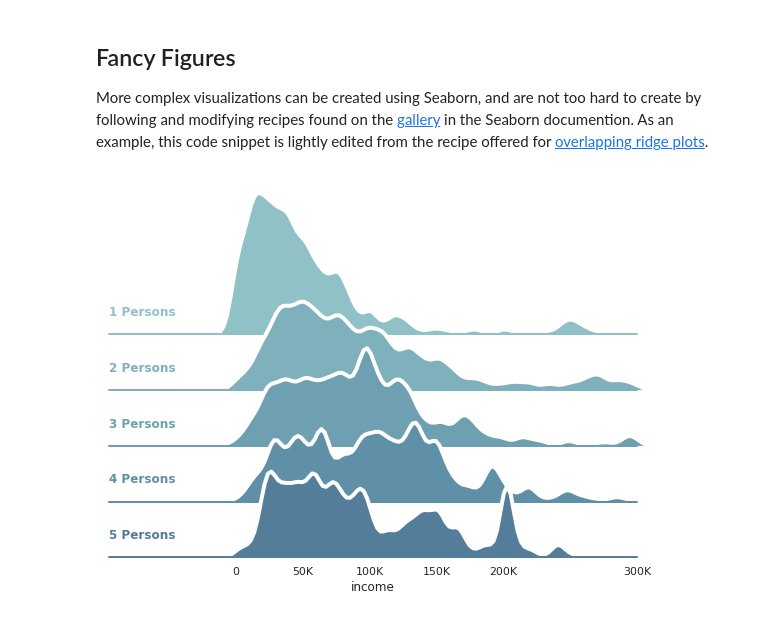
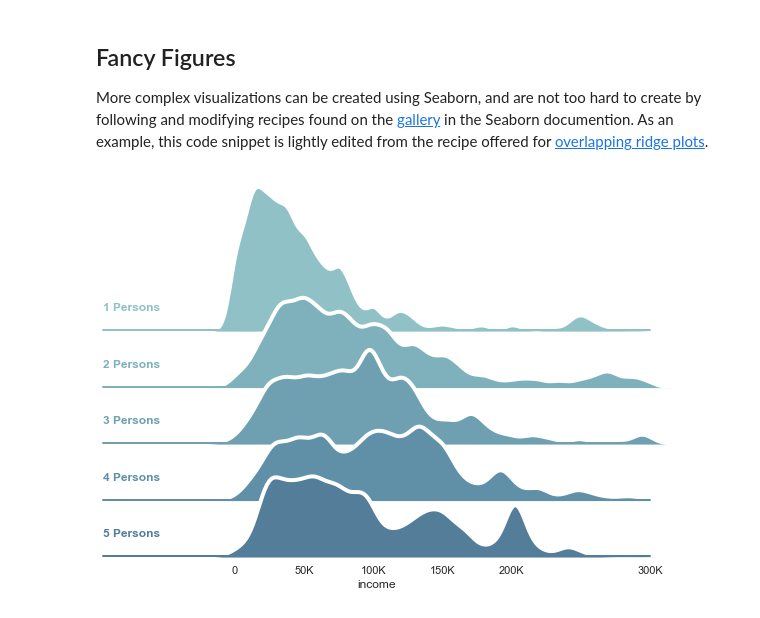
Before and after one commit to jpn--/python-for-transportation-modeling, a Jupyter notebook: course-content/visualization/two-dim-plots.ipynb, the cells around one changed output. Drawn from its saved outputs; the diff is of its cells as text; code cells hidden in the pictures.

```diff
--- a/course-content/visualization/two-dim-plots.ipynb
+++ b/course-content/visualization/two-dim-plots.ipynb
@@ -65,3 +62,17 @@ trips = pd.read_csv(tt.data('SERPM8-BASE2015-TRIPS'), index_col=0)
+# %%
+def data_url(filename):
+    url = "https://github.com/jpn--/python-for-transportation-modeling/raw/master/example-package/transportation_tutorials/data/"
+    return url + filename
+
+def get_data(filename):
+    if not os.path.isfile(filename):
+        import urllib.request
+        urllib.request.urlretrieve(data_url(filename), filename)
+    return filename
+
+hh = pd.read_csv(get_data('SERPM8-BASE2015-HOUSEHOLDS.csv.gz'), index_col=0)
+persons = pd.read_csv(get_data('SERPM8-BASE2015-PERSONS.csv.gz'), index_col=0)
+trips = pd.read_csv(get_data('SERPM8-BASE2015-TRIPS.csv.gz'), index_col=0)
 # %%
 # Add household income to persons
 persons = persons.merge(hh.income, left_on='hh_id', right_on=hh.hh_id)
@@ -292,34 +305,34 @@ sns.set(style="white", rc={"axes.facecolor": (0, 0, 0, 0)})
 # Initialize the FacetGrid object
 pal = sns.cubehelix_palette(10, rot=-.25, light=.7)
 g = sns.FacetGrid(
     hh[hh.income<=300_000], row="hhsize5", hue="hhsize5",
     aspect=7, height=1.25, palette=pal,
     xlim=(-95000,300000)
 )
 
 # Draw the densities in a few steps
-g.map(sns.kdeplot, "income", clip_on=False, shade=True, alpha=1, lw=1.5, bw=5000)
-g.map(sns.kdeplot, "income", clip_on=False, color="w", lw=4, bw=5000)
+g.map(sns.kdeplot, "income", clip_on=False, fill=True, alpha=1, lw=1.5, bw_adjust=0.5)
+g.map(sns.kdeplot, "income", clip_on=False, color="w", lw=4, bw_adjust=0.5)
 g.map(plt.axhline, y=0, lw=2, clip_on=False)
 
 # Define and use a simple function to label the plot in axes coordinates
 def label(x, color, label):
     ax = plt.gca()
     ax.text(0, .15, f'{label} Persons', fontweight="bold", color=color,
             ha="left", va="center", transform=ax.transAxes)
 
 g.map(label, "income")
 
 # Set the subplots to overlap
 g.fig.subplots_adjust(hspace=-0.625)
 
 # Remove axes details that don't play well with overlap
 g.set_titles("")
-g.set(yticks=[],
+g.set(yticks=[], ylabel="",
       xticks=[       0,50_000,100_000,150_000,200_000,300_000],
       xticklabels=['0','50K' ,'100K' ,'150K' ,'200K'  ,'300K',],
      )
 g.despine(bottom=True, left=True);
 g.row_names = [f'HH Size {i}' for i in g.row_names]
 # %% [output]
-[figure, old version]
+[figure, new version]
```
Also changed, not shown: parts of 18 cells of this notebook, 2 other files.
